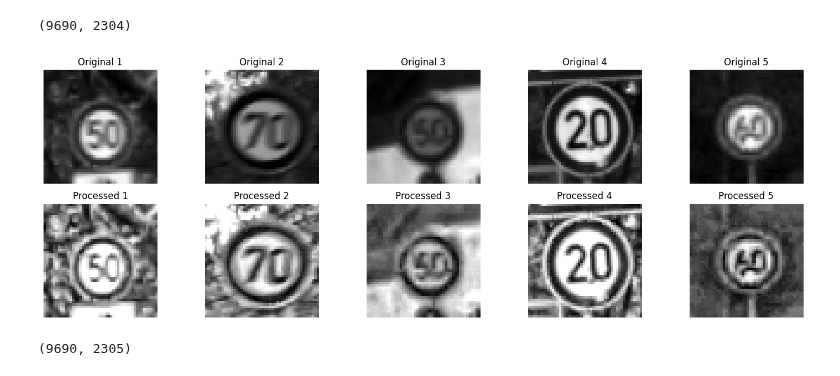
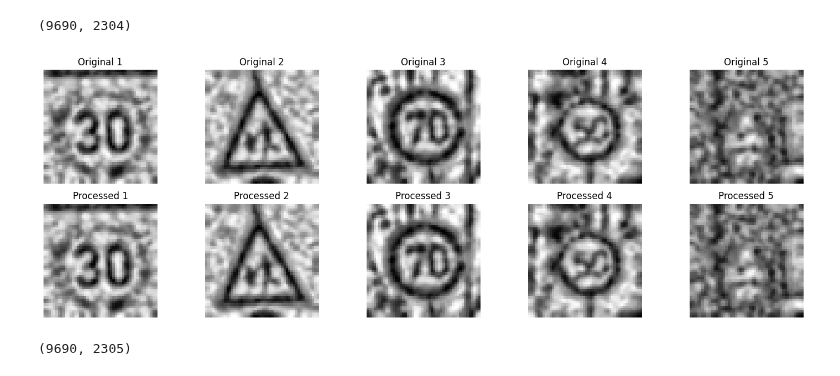
Before and after one commit to Suhail270/DMML, a Jupyter notebook: Coursework/Part 1/testing.ipynb, the cells around one changed output. Saved outputs shown, nothing was run; the diff lists cells and outputs as text; code cells hidden in the pictures.

```diff
--- a/Coursework/Part 1/testing.ipynb
+++ b/Coursework/Part 1/testing.ipynb
@@ -91,6 +87,8 @@ plt.show()
 # %% [output]
 [figure]
 # %%
+import scipy.ndimage as ndi
+
 def apply_clahe(row):
     row = np.array(row, dtype=np.uint8)
     clahe = cv2.createCLAHE(clipLimit=2.0, tileGridSize=(8, 8))
@@ -107,13 +105,23 @@ def brighten(row, target_mean_brightness=128, max_brightness_adjustment=50):
     adjusted_row[adjusted_row > 255] = 255
     return adjusted_row
 
-
 def apply_gamma_correction(row, gamma=1.8):
     input_shape = row.shape
     row = np.array(row, dtype=np.uint8)
     corrected_row = ((row / 255.0) ** (1 / gamma) * 255).astype(np.uint8)
     corrected_row = corrected_row.reshape(*input_shape)
     return corrected_row
+
+def add_noise(row, noise_level=20):
+    row = row + noise_level * np.random.randn(*row.shape)
+    row[row < 0] = 0
+    row[row > 255] = 255
+    return row
+
+def apply_gaussian_blur(row, kernel_size=(5, 5), sigma=0):
+    row = np.array(row, dtype=np.uint8)
+    row = cv2.GaussianBlur(row, kernel_size, sigma)
+    return row
 # %%
 x_train.shape
 # %% [output]
@@ -169,7 +189,9 @@ for i, idx in enumerate(sample_indices):
     original_image = x_copy.iloc[idx].values.reshape(48, 48)
     brightened_image = brighten(x_copy.iloc[idx].values).reshape(48, 48)
     gamma_image = apply_gamma_correction(brightened_image)
-    equalized_image = apply_clahe(gamma_image)
+    noisy_image = add_noise(gamma_image)
+    gaussian_image = apply_gaussian_blur(noisy_image)
+    equalized_image = apply_clahe(gaussian_image)
 
     processed_images.append(equalized_image.flatten())
 
@@ -184,7 +206,10 @@ for i, idx in enumerate(x_copy.index):
     original_image = x_copy.iloc[idx].values.reshape(48, 48)
     brightened_image = brighten(x_copy.iloc[idx].values).reshape(48, 48)
     gamma_image = apply_gamma_correction(brightened_image)
-    equalized_image = apply_clahe(gamma_image)
+    noisy_image = add_noise(gamma_image)
+    gaussian_image = apply_gaussian_blur(noisy_image)
+    equalized_image = apply_clahe(gaussian_image)
+
     processed_images.append(equalized_image.flatten())
 
 processed_df = pd.DataFrame(processed_images)
@@ -200,28 +227,31 @@ processed_df.shape
 # %% [output]
 (9690, 2304)
 # %%
-x_train_reset = x_copy.reset_index(drop=True)
+sample_size = 5
+sample_indices = np.random.choice(range(len(processed_df)), sample_size, replace=False)
+
+x_train_reset = processed_df.reset_index(drop=True)
 
 plt.figure(figsize=(15, 5))
 
 for i, idx in enumerate(sample_indices):
     original_image = x_train_reset.iloc[idx].values.reshape(48, 48)
-    processed_image = processed_df_subset.iloc[i].values.reshape(48, 48)
+    processed_image = x_train_reset.iloc[idx].values.reshape(48, 48)
 
     plt.subplot(2, sample_size, i + 1)
     plt.imshow(original_image, cmap='gray')
     plt.title(f'Original {i+1}')
     plt.axis('off')
 
     plt.subplot(2, sample_size, sample_size + i + 1)
     plt.imshow(processed_image, cmap='gray')
     plt.title(f'Processed {i+1}')
     plt.axis('off')
 
 plt.tight_layout()
 plt.show()
 # %% [output]
-[figure, old version]
+[figure, new version]
 # %%
 merged_df.shape
 # %% [output]
```
Also changed, not shown: parts of 13 cells of this notebook, 6 other files.
